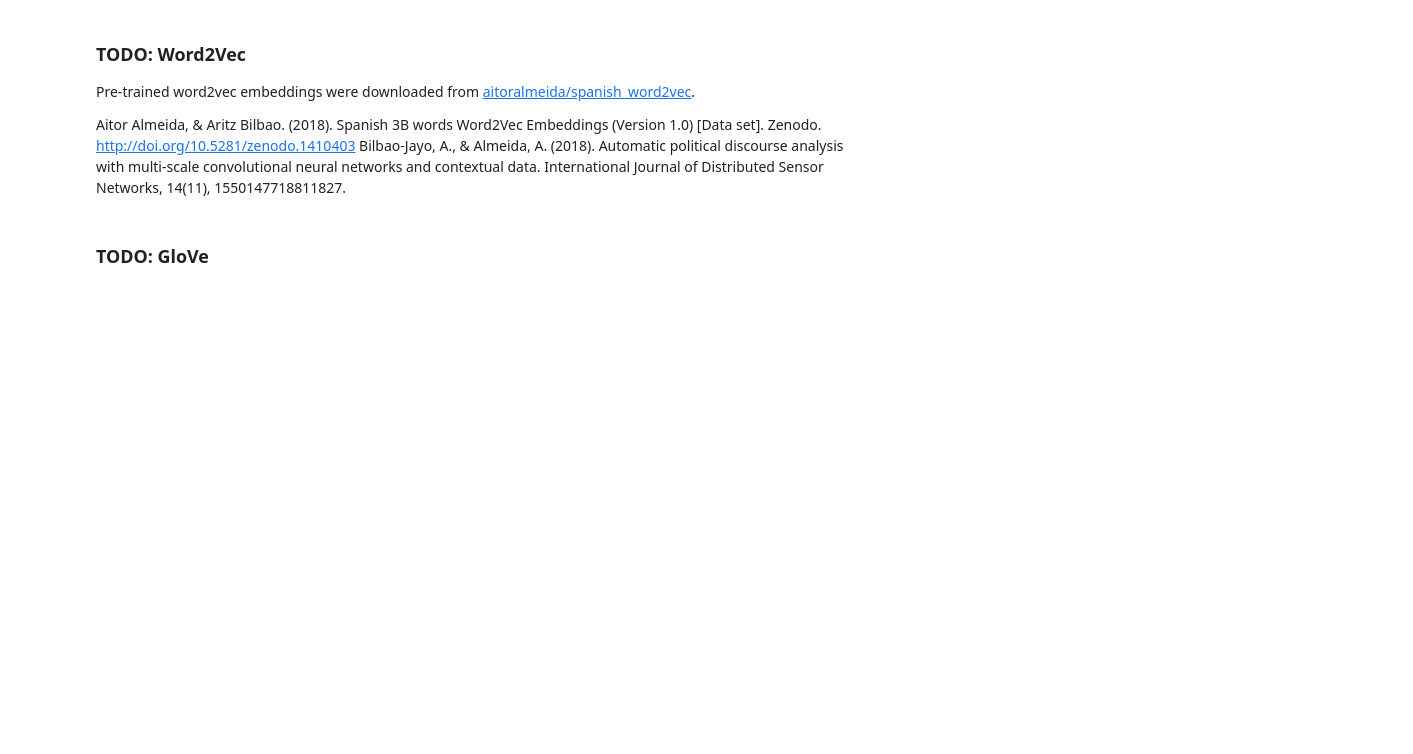
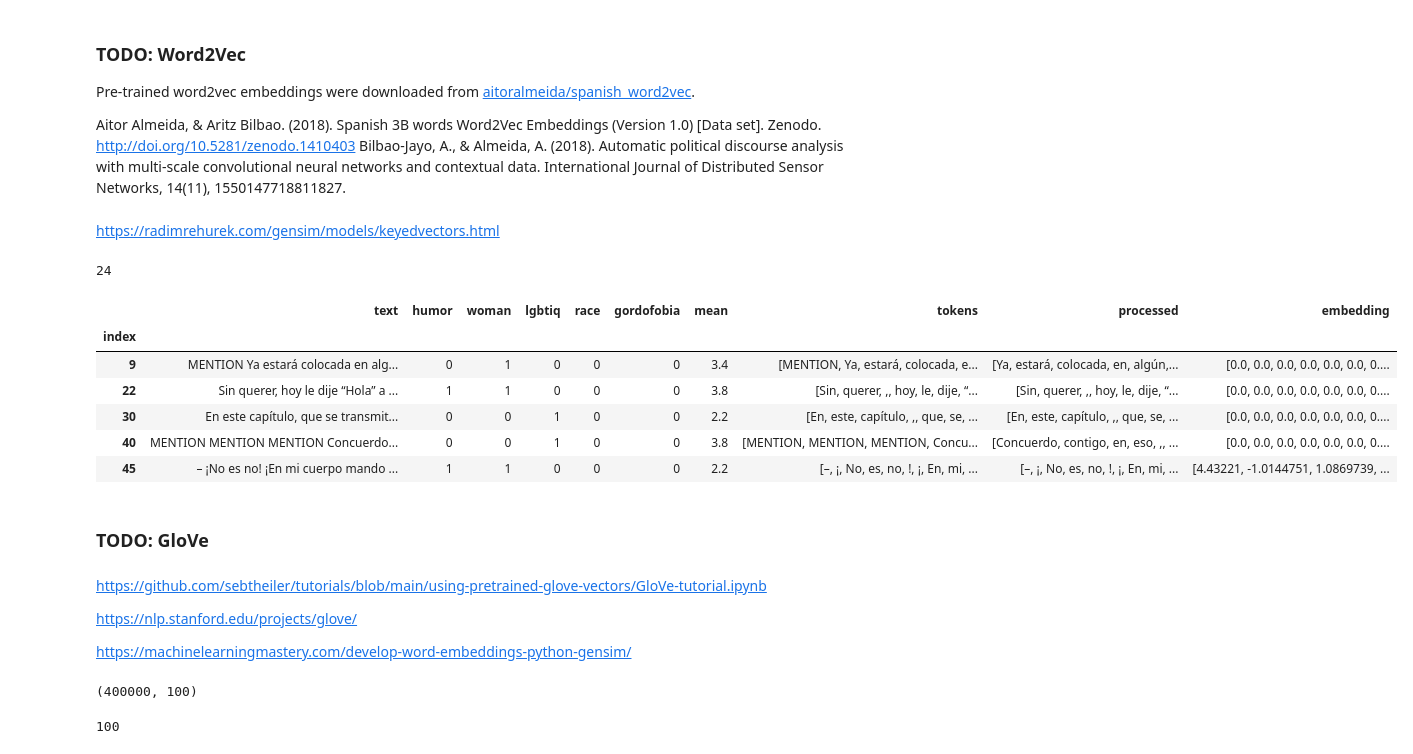
Before and after one commit to steciuk/LNR-hurftul-humor-detector, a Jupyter notebook: project.ipynb, the cells around one changed output. Drawn from its saved outputs; the diff is of its cells as text; code cells hidden in the pictures; blank space fills up the shorter version.

```diff
--- a/project.ipynb
+++ b/project.ipynb
@@ -343,2 +358,48 @@ word2vec_path = os.path.join(os.getcwd(), 'embeddings', 'word2vec', 'complete.kv
+# %% [markdown]
+https://radimrehurek.com/gensim/models/keyedvectors.html
+# %%
+import gensim.downloader as api
+from gensim.models import KeyedVectors
+from gensim.test.utils import lee_corpus_list
+
+# Load pre-trained word embeddings
+# word2vec_path = os.path.join(os.getcwd(), 'embeddings', 'word2vec', 'complete.kv')
+# KeyedVectors.load('complete.kv', mmap='r')
+# word2vec_model = KeyedVectors.load_word2vec_format(word2vec_path)
+model = Word2Vec(lee_corpus_list, vector_size=24, epochs=100)
+word_vectors = model.wv
+word_vectors.save('complete.kv') # jest tez vectors.kv
+word2vec_model = KeyedVectors.load('complete.kv')
+
+print(len(word2vec_model['king']))
+# %% [output]
+24
+# %%
+fast_text_suc_df['embedding'] = fast_text_suc_df['processed'].apply(lambda tokens: get_sentence_embedding(tokens, word2vec_model))
+display(fast_text_suc_df.head())
+
+#tutaj wykorzytsuje te same _df ale idea sie nie zmienia chociaż nie wiem
+# %% [output]
+|  | text | humor | woman | lgbtiq | race | gordofobia | mean | tokens | processed | embedding |
+| index |  |  |  |  |  |  |  |  |  |  |
+| 9 | MENTION Ya estará colocada en alg... | 0 | 1 | 0 | 0 | 0 | 3.4 | [MENTION, Ya, estará, colocada, e... | [Ya, estará, colocada, en, algún,... | [0.0, 0.0, 0.0, 0.0, 0.0, 0.0, 0.... |
+| 22 | Sin querer, hoy le dije “Hola” a ... | 1 | 1 | 0 | 0 | 0 | 3.8 | [Sin, querer, ,, hoy, le, dije, “... | [Sin, querer, ,, hoy, le, dije, “... | [0.0, 0.0, 0.0, 0.0, 0.0, 0.0, 0.... |
+| 30 | En este capítulo, que se transmit... | 0 | 0 | 1 | 0 | 0 | 2.2 | [En, este, capítulo, ,, que, se, ... | [En, este, capítulo, ,, que, se, ... | [0.0, 0.0, 0.0, 0.0, 0.0, 0.0, 0.... |
+| 40 | MENTION MENTION MENTION Concuerdo... | 0 | 0 | 1 | 0 | 0 | 3.8 | [MENTION, MENTION, MENTION, Concu... | [Concuerdo, contigo, en, eso, ,, ... | [0.0, 0.0, 0.0, 0.0, 0.0, 0.0, 0.... |
+| 45 | – ¡No es no! ¡En mi cuerpo mando ... | 1 | 1 | 0 | 0 | 0 | 2.2 | [–, ¡, No, es, no, !, ¡, En, mi, ... | [–, ¡, No, es, no, !, ¡, En, mi, ... | [4.43221, -1.0144751, 1.0869739, ... |
 # %% [markdown]
 ### TODO: GloVe
+# %% [markdown]
+https://github.com/sebtheiler/tutorials/blob/main/using-pretrained-glove-vectors/GloVe-tutorial.ipynb
+
+https://nlp.stanford.edu/projects/glove/
+
+https://machinelearningmastery.com/develop-word-embeddings-python-gensim/
+# %%
+# create file txt.word2vec
+from gensim.scripts.glove2word2vec import glove2word2vec
+glove_input_file = 'glove.6B.100d.txt'
+word2vec_output_file = 'glove.6B.100d.txt.word2vec'
+glove2word2vec(glove_input_file, word2vec_output_file)
+# %% [output]
+(400000, 100)
@@ -344,0 +410,4 @@ word2vec_path = os.path.join(os.getcwd(), 'embeddings', 'word2vec', 'complete.kv
+# %%
+print(len(glove_model['hola']))
+# %% [output]
+100
```
Also changed, not shown: parts of 10 cells of this notebook.
